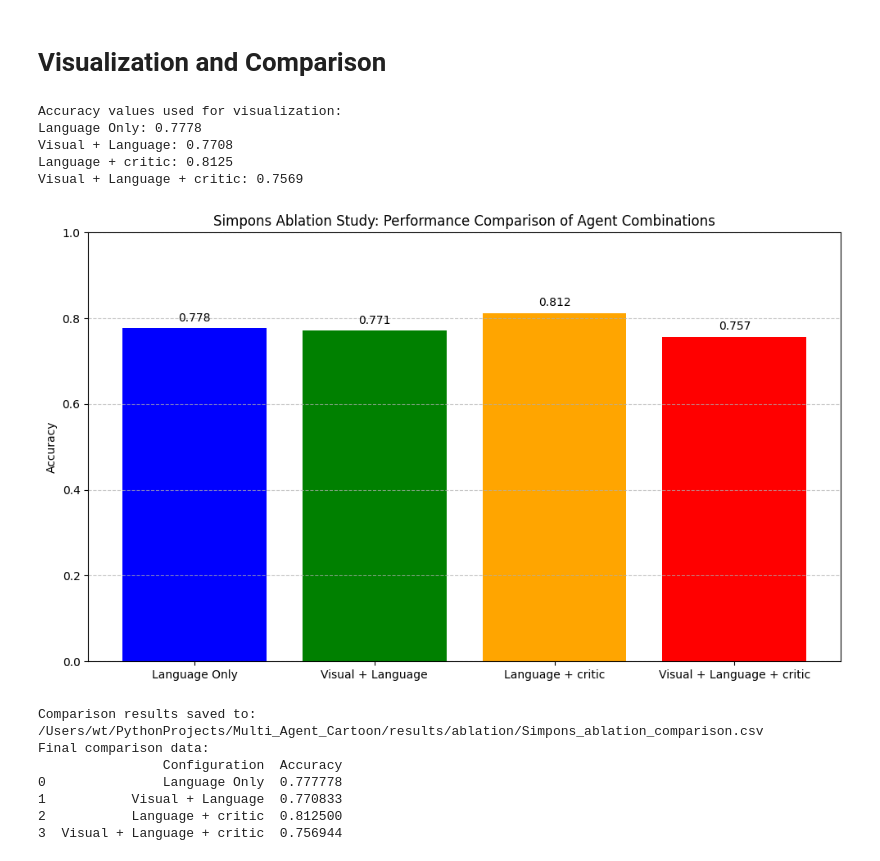
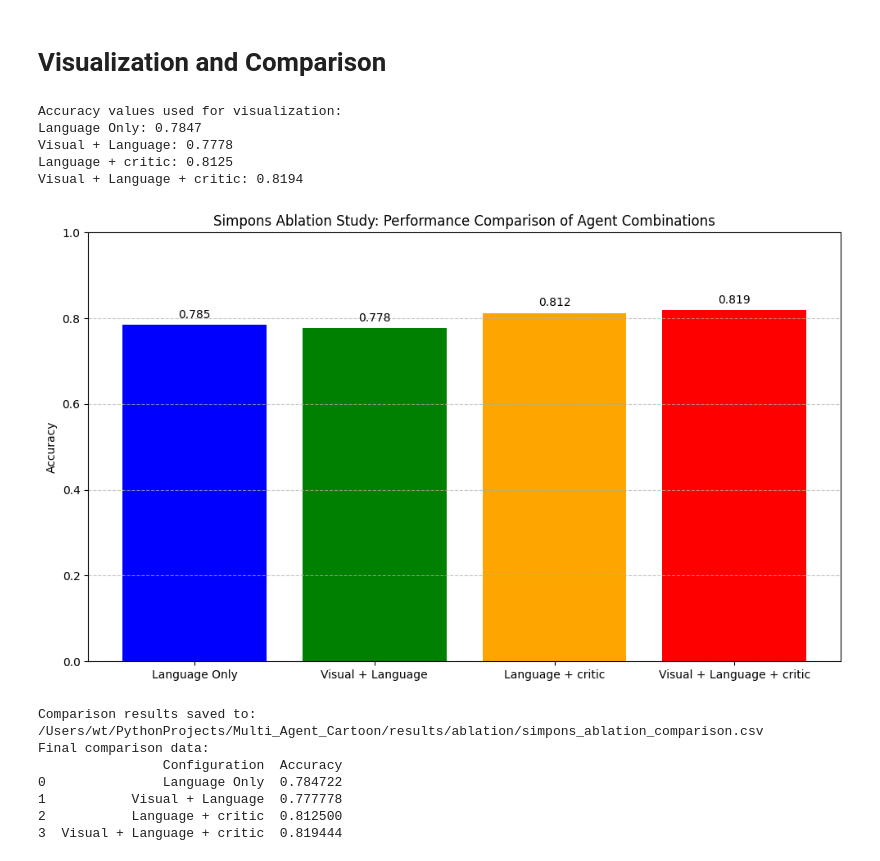
Before and after one commit to tongwu17/Multi_Agent_Cartoon, a Jupyter notebook: simpons_ablation_study.ipynb, the cells around one changed output. Saved outputs shown, nothing was run; the diff lists cells and outputs as text; code cells hidden in the pictures.

Commit message:
fix critic agent

```diff
--- a/simpons_ablation_study.ipynb
+++ b/simpons_ablation_study.ipynb
@@ -1220,42 +1247,42 @@ for config, accuracy in results.items():
 # Create the visualization
 plt.figure(figsize=(10, 6))
 bars = plt.bar(results.keys(), results.values(), color=['blue', 'green', 'orange', 'red'])
 plt.ylim(0, 1.0)
 plt.ylabel('Accuracy')
 plt.title('Simpons Ablation Study: Performance Comparison of Agent Combinations')
 
 for bar in bars:
     height = bar.get_height()
     plt.text(bar.get_x() + bar.get_width()/2., height + 0.01,
             f'{height:.3f}', ha='center', va='bottom')
 
 plt.grid(axis='y', linestyle='--', alpha=0.7)
 plt.tight_layout()
 plt.show()
 
 # Save the comparison results to CSV
 comparison_df = pd.DataFrame([results], index=['Accuracy']).T.reset_index()
 comparison_df.columns = ['Configuration', 'Accuracy']
-comparison_path = os.path.join(os.getcwd(), "results", "ablation", "Simpons_ablation_comparison.csv")
+comparison_path = os.path.join(os.getcwd(), "results", "ablation", "simpons_ablation_comparison.csv")
 
 # Create results directory if it doesn't exist
 os.makedirs(os.path.dirname(comparison_path), exist_ok=True)
 
 # Save the comparison file
 comparison_df.to_csv(comparison_path, index=False)
 print(f"\nComparison results saved to: {comparison_path}")
 print(f"Final comparison data:\n{comparison_df}")
 # %% [output]
 Accuracy values used for visualization:
-Language Only: 0.7778
-Visual + Language: 0.7708
+Language Only: 0.7847
+Visual + Language: 0.7778
 Language + critic: 0.8125
-Visual + Language + critic: 0.7569
+Visual + Language + critic: 0.8194
-[figure, old version]
+[figure, new version]
-Comparison results saved to: /Users/wt/PythonProjects/Multi_Agent_Cartoon/results/ablation/Simpons_ablation_comparison.csv
+Comparison results saved to: /Users/wt/PythonProjects/Multi_Agent_Cartoon/results/ablation/simpons_ablation_comparison.csv
 Final comparison data:
                 Configuration  Accuracy
-0               Language Only  0.777778
-1           Visual + Language  0.770833
+0               Language Only  0.784722
+1           Visual + Language  0.777778
 2           Language + critic  0.812500
-3  Visual + Language + critic  0.756944
+3  Visual + Language + critic  0.819444
```
Also changed, not shown: parts of 1 cell of this notebook, 6 other files.
